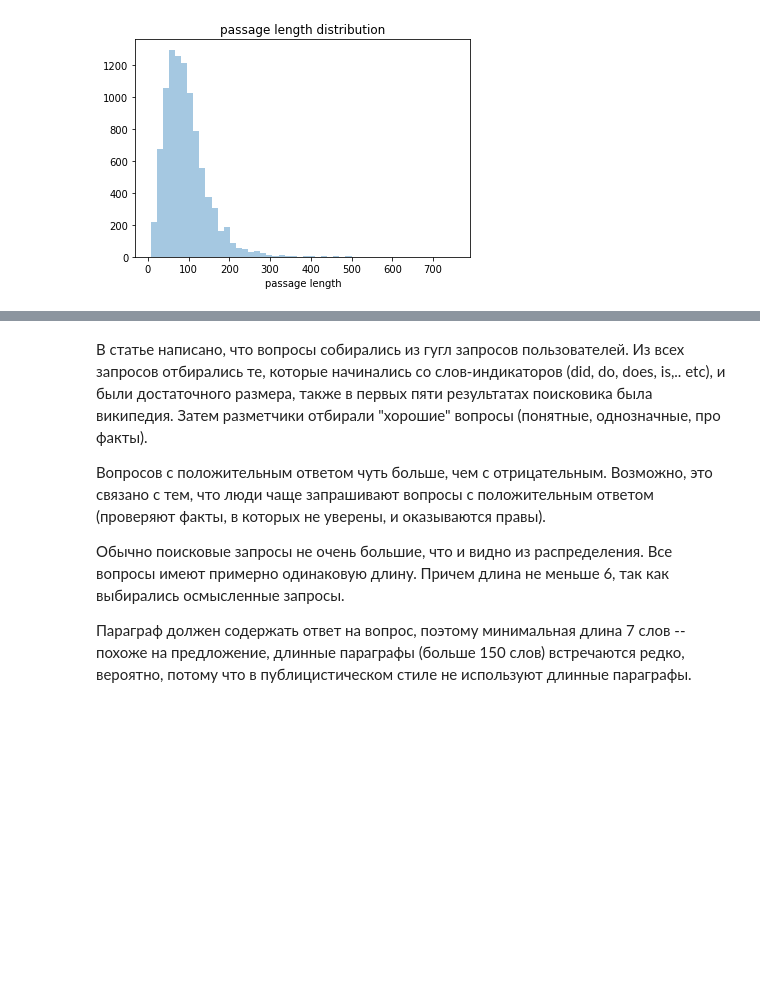
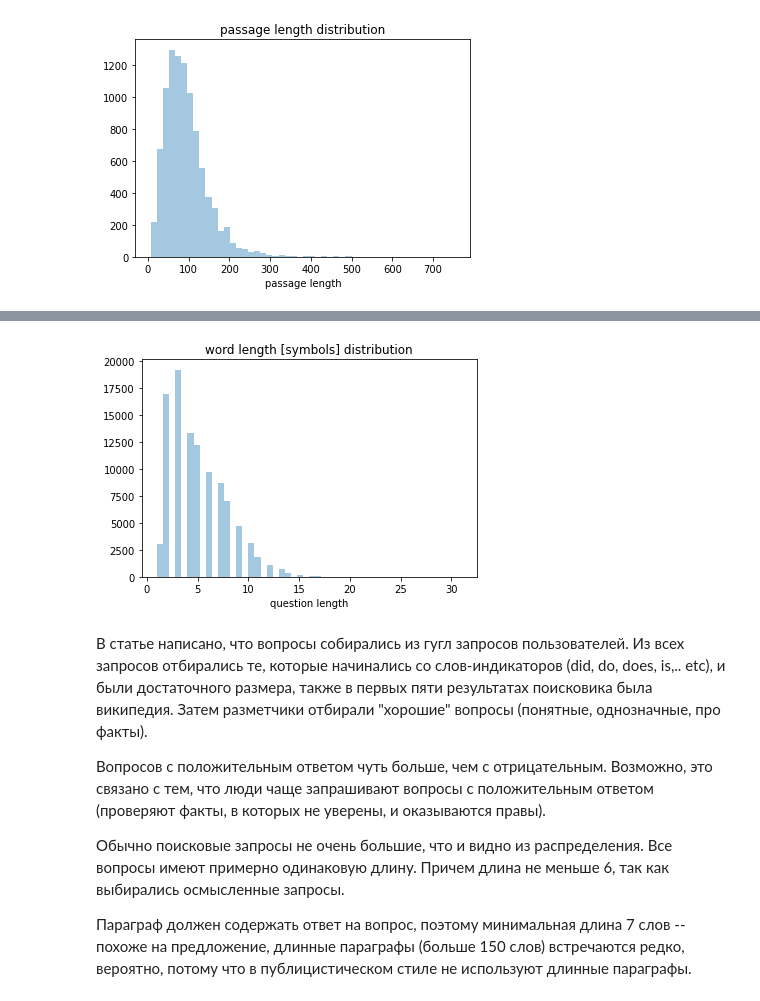
Before and after one commit to litdarya/nlp_tasks, a Jupyter notebook: hw_2/hw2.ipynb, the cells around one changed output, grey strips where cells are left out. Cells and saved outputs as stored; diff of their text form; code cells hidden in the pictures; blank space fills up the shorter version.

```diff
--- a/hw_2/hw2.ipynb
+++ b/hw_2/hw2.ipynb
@@ -228,0 +229,9 @@ _ = plt.set_xlabel('question length')
+# %%
+question_words = sum(train_df['question'][:1000].apply(lambda q: q.split()).to_list(), [])
+passage_words = sum(train_df['passage'][:1000].apply(lambda p: p.split()).to_list(), [])
+words = (question_words + passage_words)[:1000]
+plt = sns.distplot([len(word) for word in question_words + passage_words], kde=False)
+plt.set_title('word length [symbols] distribution')
+_ = plt.set_xlabel('question length')
+# %% [output]
+[figure, added]
```
Also changed, not shown: parts of 13 cells of this notebook.
